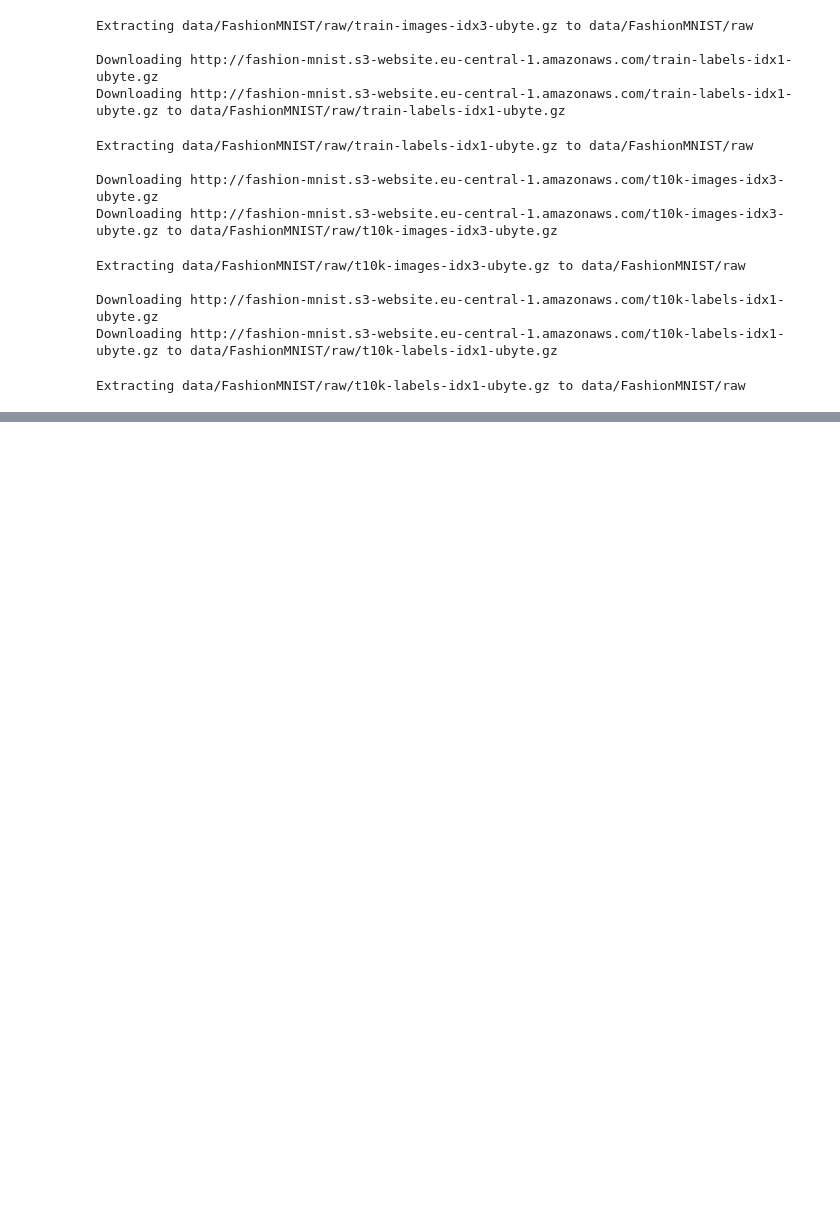
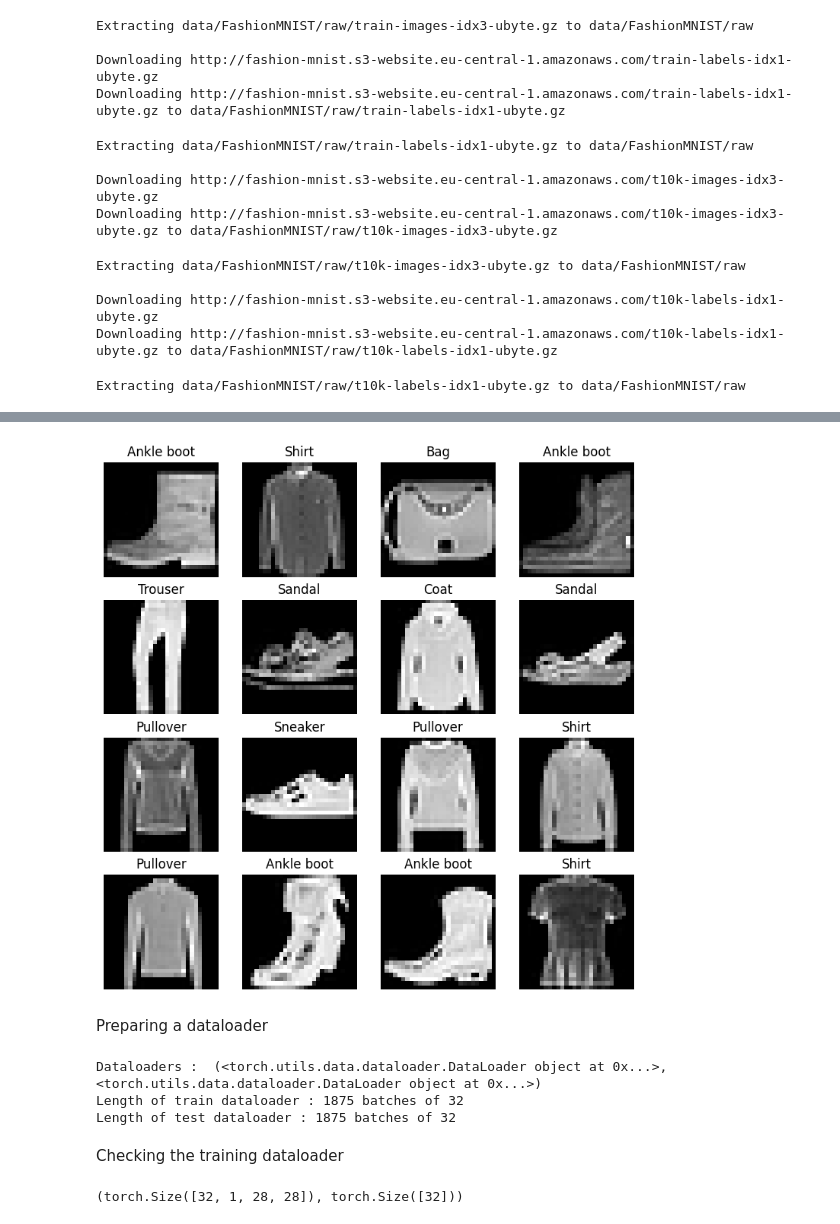
Before and after one commit to NyashaMasendeke/Deep-Learning, a Jupyter notebook: ComputerVision.ipynb, the cells around one changed output, grey strips where cells are left out. Saved outputs shown, nothing was run; the diff lists cells and outputs as text; code cells hidden in the pictures; blank space fills up the shorter version.

```diff
--- a/ComputerVision.ipynb
+++ b/ComputerVision.ipynb
@@ -62,0 +108,55 @@ Extracting data/FashionMNIST/raw/t10k-labels-idx1-ubyte.gz to data/FashionMNIST/
+# %%
+#plot more images
+torch.manual_seed(42)
+fig = plt.figure(figsize=(9,9))
+rows, cols = 4,4
+for i in range(1, rows * cols + 1):
+  random_idx = torch.randint(0, len(train_data), size=[1]).item()
+  img, label = train_data[random_idx]
+  fig.add_subplot(rows, cols, i)
+  plt.imshow(img.squeeze(), cmap = "gray")
+  plt.title(class_names[label])
+
+  plt.axis(False)
+# %% [output]
+[figure, added]
+# %% [markdown]
+Preparing a dataloader
+# %%
+#dataloader helps to prepare data before its loaded into a model
+#for training and inference
+#it turns a large dataset into python iterable of smaller chunks
+#these smaller chunks are called batches or mini batches and can be setup using a parameter
+#using batches is computational less expensive
+from torch.utils.data import DataLoader
+
+#setup the batch size hyperparameter
+BATCH_SIZE = 32
+
+#turn datasets into iteratable(batches)
+train_dataloader = DataLoader(train_data,
+                               batch_size = BATCH_SIZE,
+                              shuffle = True,
+
+                              )
+test_dataloader = DataLoader(test_data,
+                             batch_size = BATCH_SIZE,
+                             shuffle = False
+
+                             )
+
+#visualising what we hve created
+print(f"Dataloaders :  {train_dataloader, test_dataloader}" )
+print(f"Length of train dataloader : {len(train_dataloader)} batches of {batch_size}")
+print(f"Length of test dataloader : {len(train_dataloader)} batches of {batch_size}")
+# %% [output]
+Dataloaders :  (<torch.utils.data.dataloader.DataLoader object at 0x...>, <torch.utils.data.dataloader.DataLoader object at 0x...>)
+Length of train dataloader : 1875 batches of 32
+Length of test dataloader : 1875 batches of 32
+# %% [markdown]
+Checking the training dataloader
+# %%
+train_features_batch, train_labels_batch  = next(iter(train_dataloader))
+train_features_batch.shape, train_labels_batch.shape
+# %% [output]
+(torch.Size([32, 1, 28, 28]), torch.Size([32]))
```
Also changed, not shown: parts of 11 cells of this notebook.
